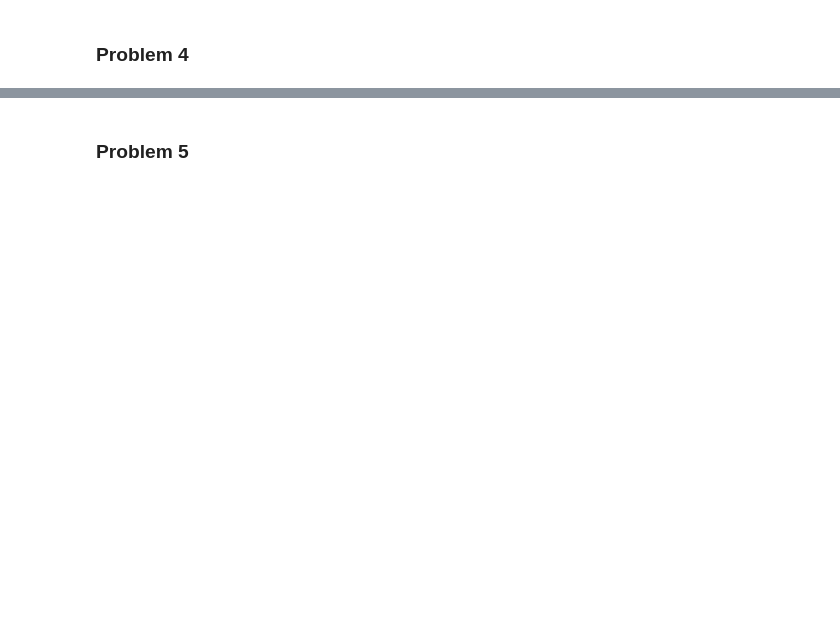
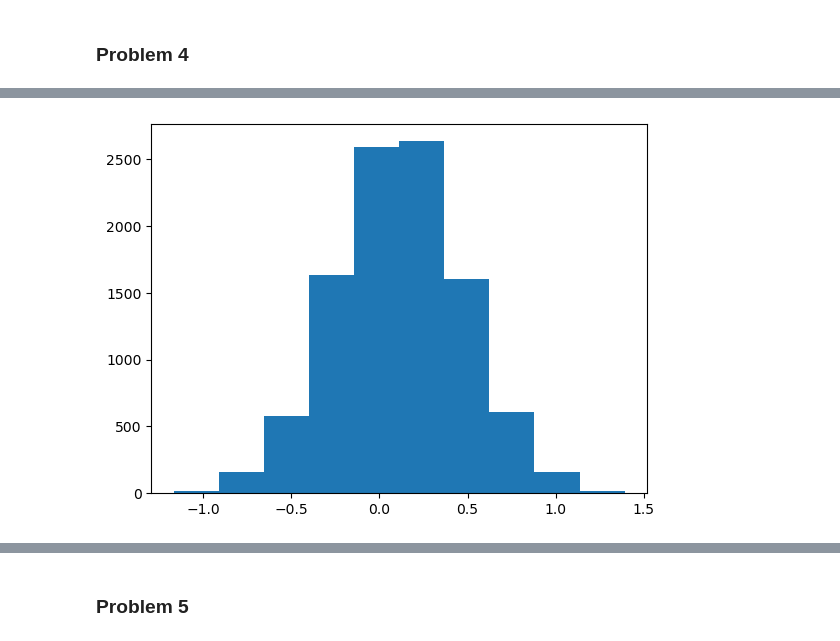
Before and after one commit to jhnboyy/CUNY_SPS_WORK, a Jupyter notebook: Spring2025/DATA605/Homework/Homework2/Homework2.ipynb, the cells around one changed output, grey strips where cells are left out. Drawn from its saved outputs; the diff is of its cells as text; code cells hidden in the pictures; blank space fills up the shorter version.

```diff
--- a/Spring2025/DATA605/Homework/Homework2/Homework2.ipynb
+++ b/Spring2025/DATA605/Homework/Homework2/Homework2.ipynb
@@ -531,0 +633,16 @@ Question: Determine the distribution of the total number of calls received in an
+# %%
+import math
+
+# Norm dist.
+# X mean of 5 percent return with std dev of sqrt 4%
+x_std_dev = math.sqrt(4/100)
+# Y mean of 7 percent return with std dev of sqrt 9%
+y_std_dev = math.sqrt(9/100)
+
+x = np.random.normal(loc=5/100, scale=x_std_dev, size=10000)
+y = np.random.normal(loc=7/100, scale=y_std_dev, size=10000)
+total = x+y
+plt.hist(total)
+plt.show()
+# %% [output]
+[figure, added]
```
Also changed, not shown: parts of 22 cells of this notebook, 10 other files.
